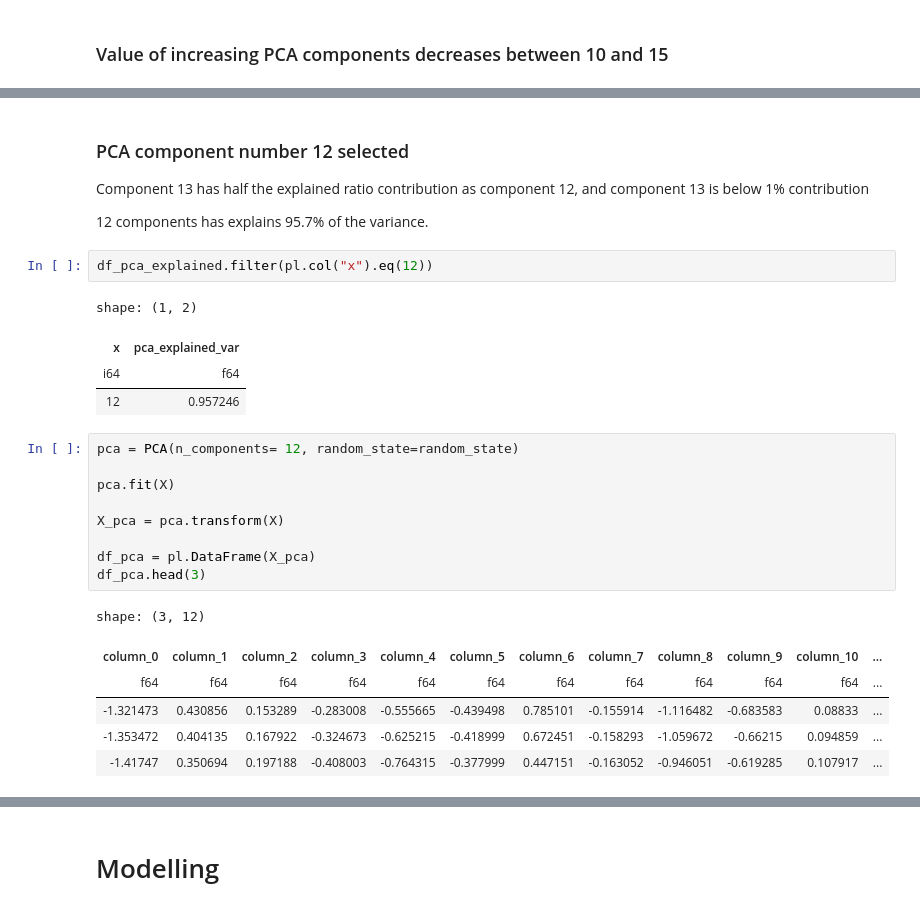
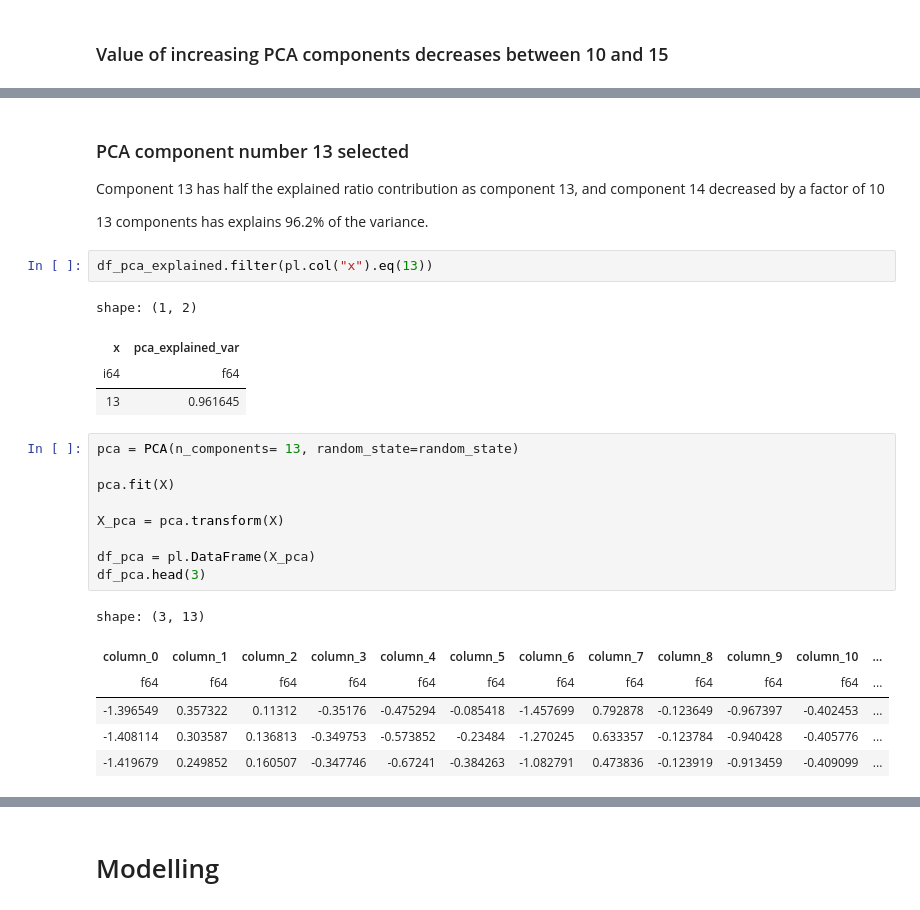
Before and after one commit to Nate-Sheibley/Mild-Steel-Tempering, a Jupyter notebook: Mild_Steel_Tempering-predict-hardness.ipynb, the cells around one changed output, grey strips where cells are left out. Saved outputs shown, nothing was run; the diff lists cells and outputs as text.

```diff
--- a/Mild_Steel_Tempering-predict-hardness.ipynb
+++ b/Mild_Steel_Tempering-predict-hardness.ipynb
@@ -1494,31 +1470,31 @@ shape: (6, 2)
 # %% [markdown]
-### PCA component number 12 selected
-Component 13 has half the explained ratio contribution as component 12, and component 13 is below 1% contribution
+### PCA component number 13 selected
+Component 13 has half the explained ratio contribution as component 13, and component 14 decreased by a factor of 10
 
-12 components has explains 95.7% of the variance.
+13 components has explains 96.2% of the variance.
 # %%
-df_pca_explained.filter(pl.col("x").eq(12))
+df_pca_explained.filter(pl.col("x").eq(13))
 # %% [output]
 shape: (1, 2)
 | x | pca_explained_var |
 | i64 | f64 |
-| 12 | 0.957246 |
+| 13 | 0.961645 |
 # %%
-pca = PCA(n_components= 12, random_state=random_state)
+pca = PCA(n_components= 13, random_state=random_state)
 
 pca.fit(X)
 
 X_pca = pca.transform(X)
 
 df_pca = pl.DataFrame(X_pca)
 df_pca.head(3)
 # %% [output]
-shape: (3, 12)
+shape: (3, 13)
 | column_0 | column_1 | column_2 | column_3 | column_4 | column_5 | column_6 | column_7 | column_8 | column_9 | column_10 | ... |
 | f64 | f64 | f64 | f64 | f64 | f64 | f64 | f64 | f64 | f64 | f64 | ... |
-| -1.321473 | 0.430856 | 0.153289 | -0.283008 | -0.555665 | -0.439498 | 0.785101 | -0.155914 | -1.116482 | -0.683583 | 0.08833 | ... |
-| -1.353472 | 0.404135 | 0.167922 | -0.324673 | -0.625215 | -0.418999 | 0.672451 | -0.158293 | -1.059672 | -0.66215 | 0.094859 | ... |
-| -1.41747 | 0.350694 | 0.197188 | -0.408003 | -0.764315 | -0.377999 | 0.447151 | -0.163052 | -0.946051 | -0.619285 | 0.107917 | ... |
+| -1.396549 | 0.357322 | 0.11312 | -0.35176 | -0.475294 | -0.085418 | -1.457699 | 0.792878 | -0.123649 | -0.967397 | -0.402453 | ... |
+| -1.408114 | 0.303587 | 0.136813 | -0.349753 | -0.573852 | -0.23484 | -1.270245 | 0.633357 | -0.123784 | -0.940428 | -0.405776 | ... |
+| -1.419679 | 0.249852 | 0.160507 | -0.347746 | -0.67241 | -0.384263 | -1.082791 | 0.473836 | -0.123919 | -0.913459 | -0.409099 | ... |
 # %%
 df_pca.describe()
 # %% [output]
```
Also changed, not shown: parts of 66 cells of this notebook, 8 other files.
